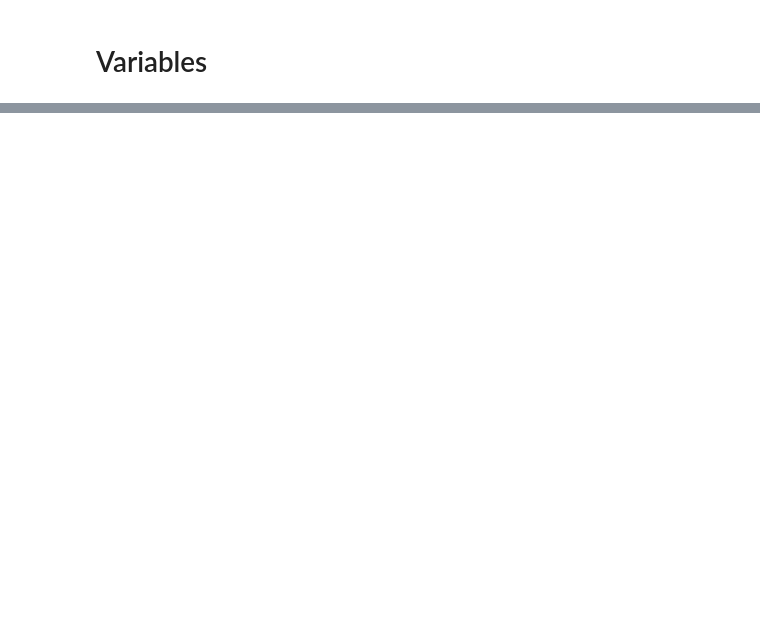
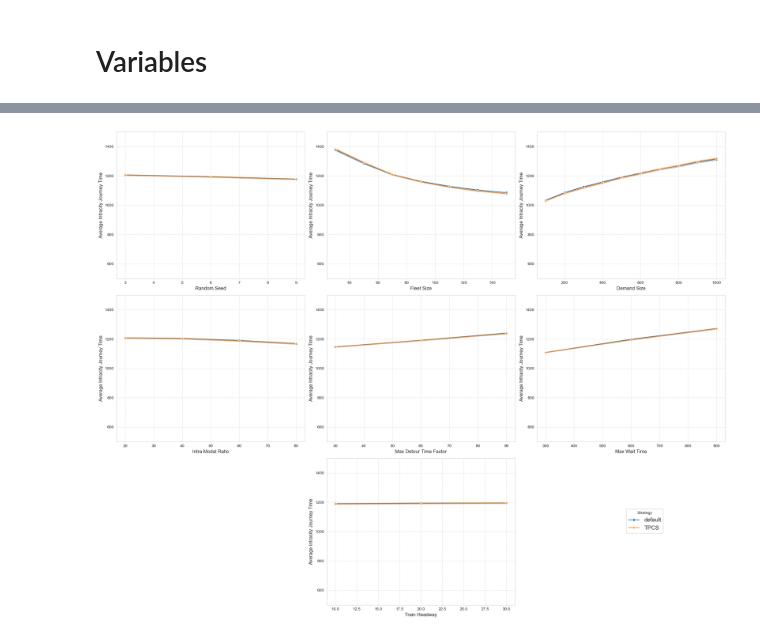
Before and after one commit to ChenhaoDing/J26-TPCS, a Jupyter notebook: 5-VISUALIZE-0-amod-simulations.ipynb, the cells around one changed output, grey strips where cells are left out. Cells and saved outputs as stored; diff of their text form; code cells hidden in the pictures; blank space fills up the shorter version.

```diff
--- a/5-VISUALIZE-0-amod-simulations.ipynb
+++ b/5-VISUALIZE-0-amod-simulations.ipynb
@@ -44,0 +221,4 @@ demand_split_ratio_list = [0, 20, 40, 60, 80]
+# %%
+draw_interaction_plots(kpi_column='average_intracity_journey_time', y_axis_limit=(500, 1500))
+# %% [output]
+[figure, added]
```
Also changed, not shown: parts of 41 cells of this notebook, 4 other files.
